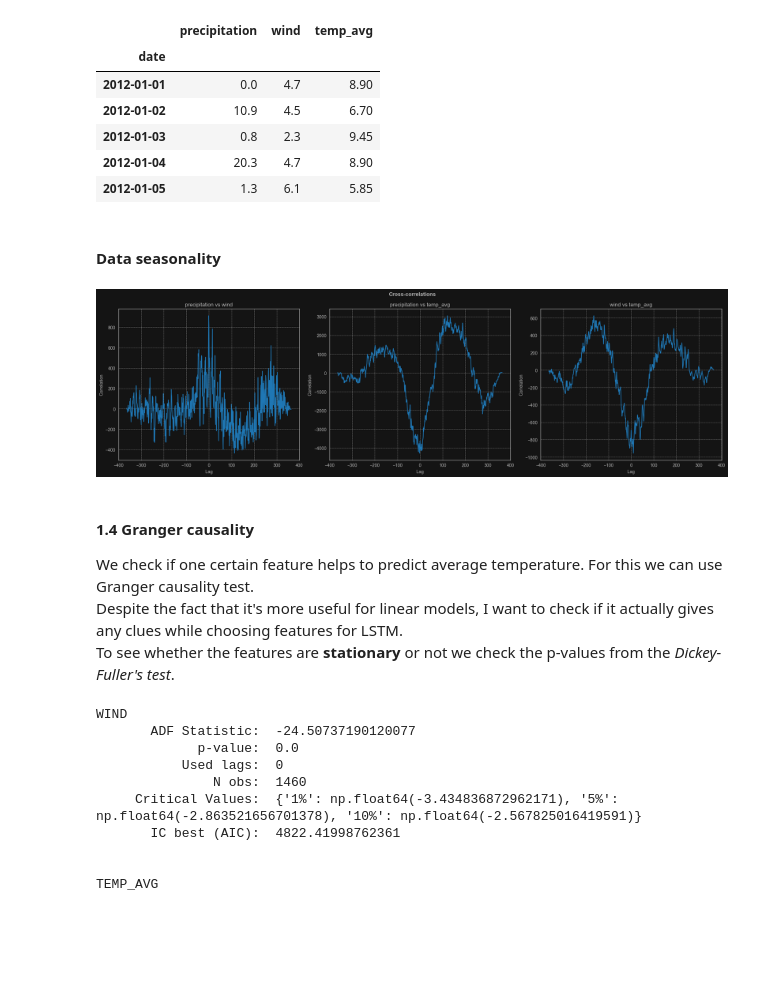
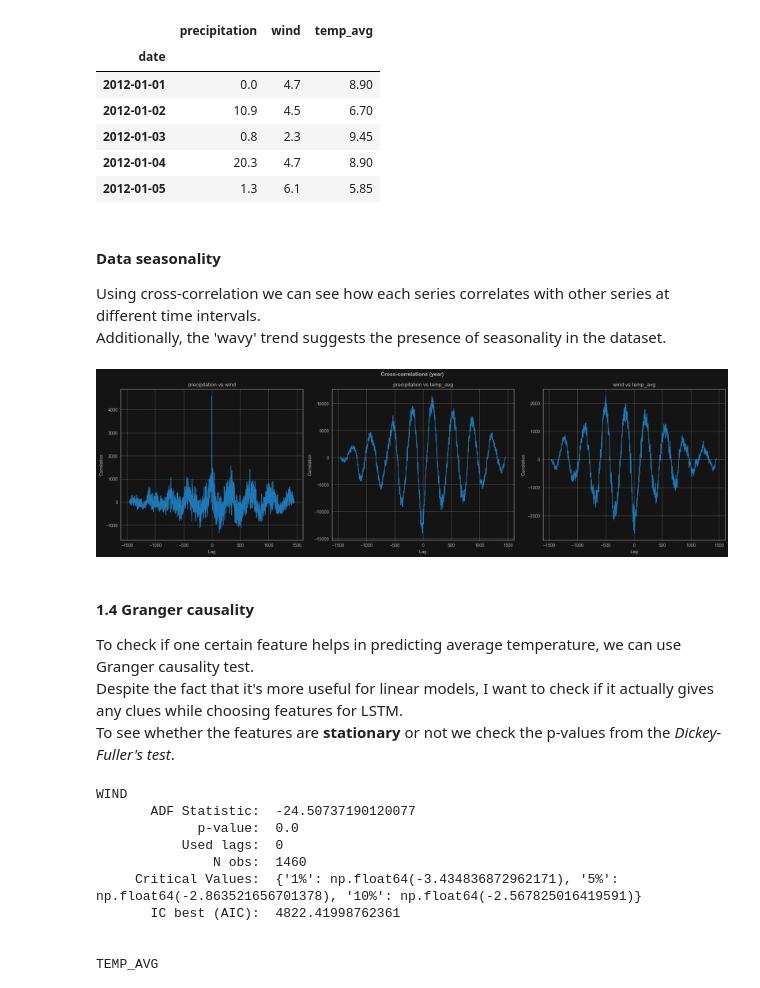
Before and after one commit to gracjan-p/weather-rnn, a Jupyter notebook: notebooks/analysis.ipynb, the cells around one changed output. Drawn from its saved outputs; the diff is of its cells as text; code cells hidden in the pictures; blank space fills up the shorter version.

```diff
--- a/notebooks/analysis.ipynb
+++ b/notebooks/analysis.ipynb
@@ -240,44 +235,48 @@ df.head()
 | 2012-01-05 | 1.3 | 6.1 | 5.85 |
 # %% [markdown]
 #### Data seasonality
+Using cross-correlation we can see how each series correlates with other series at different time intervals. <br>
+Additionally, the 'wavy' trend suggests the presence of seasonality in the dataset.
 # %%
 from scipy.signal import correlate
 from itertools import combinations
 
 year_i = 0
 year_i *= 365
-df_sample = df[year_i:year_i+365]
+
+# df_sample = df[year_i:year_i+365] # to see correlations per year
+df_sample = df
 
 # selects numeric features
 numeric_features = df.select_dtypes(include='number').columns
 
 fig, axes = plt.subplots(nrows=1, ncols=3, figsize=(20, 6))
 axes = axes.flatten()
 
 # enumerated iteration through combinations of numeric features
 for i, comb in enumerate(combinations(numeric_features, r=2)):
     feat_a, feat_b = comb
 
     x = df_sample[feat_a] - np.mean(df_sample[feat_a]) # center feature a
     y = df_sample[feat_b] - np.mean(df_sample[feat_b]) # center feature b
 
     # cross correlation
     correlation = correlate(x, y, mode='full')
     lags = np.arange(-len(x) + 1, len(x))
 
     # plots
     axes[i].plot(lags, correlation)
     axes[i].set_title(f'{feat_a} vs {feat_b}')
     axes[i].set_xlabel('Lag')
     axes[i].set_ylabel('Correlation')
 
-plt.suptitle('Cross-correlations', fontweight='bold')
+plt.suptitle('Cross-correlations (year)', fontweight='bold')
 plt.tight_layout()
 # %% [output]
-[figure, old version]
+[figure, new version]
 # %% [markdown]
 #### 1.4 Granger causality
-We check if one certain feature helps to predict average temperature. For this we can use Granger causality test. <br>
+To check if one certain feature helps in predicting average temperature, we can use Granger causality test. <br>
 Despite the fact that it's more useful for linear models, I want to check if it actually gives any clues while choosing features for LSTM. <br>
 To see whether the features are **stationary** or not we check the p-values from the _Dickey-Fuller's test_.
 # %%
```
Also changed, not shown: parts of 1 cell of this notebook, 3 other files.
